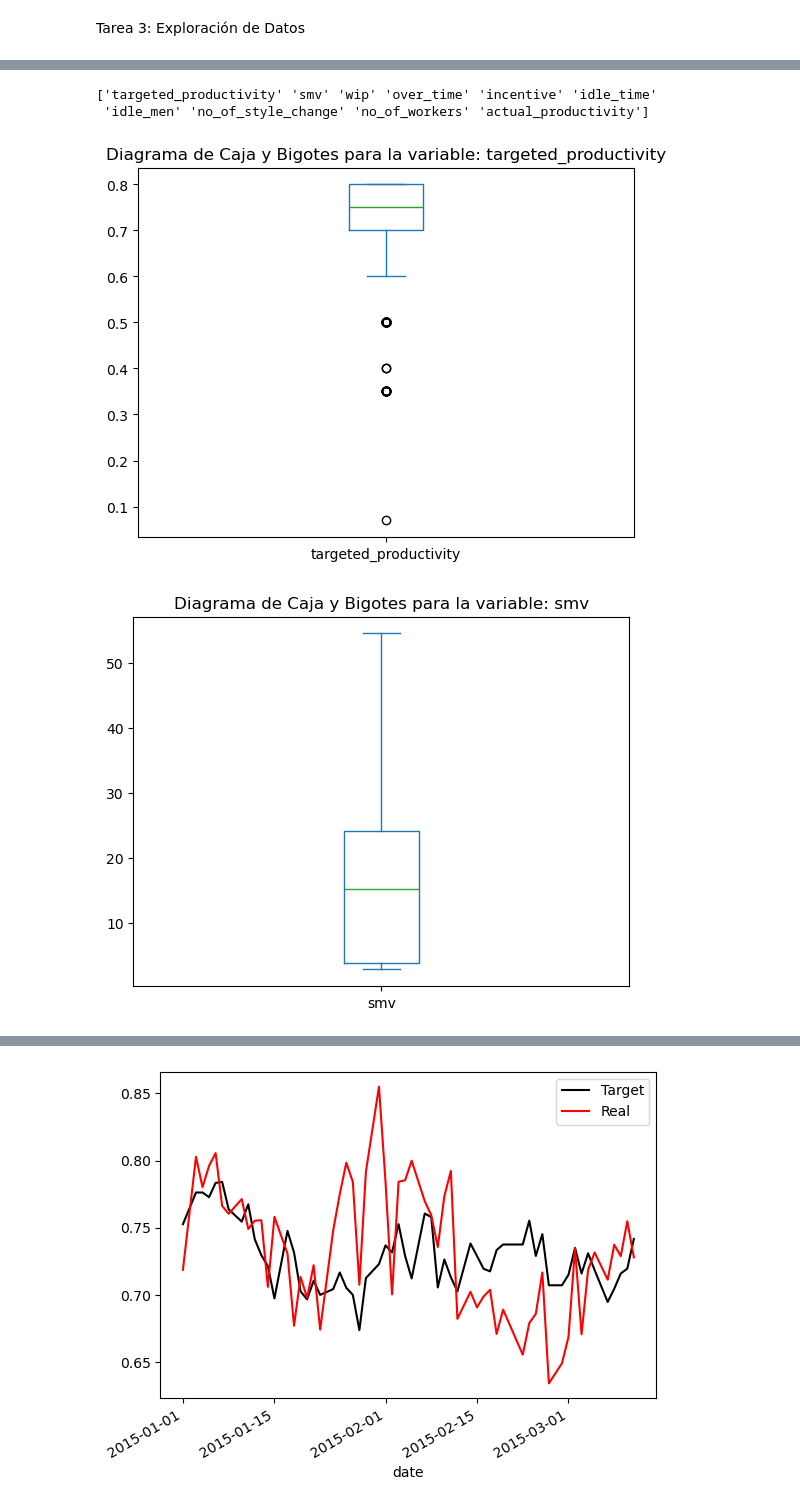
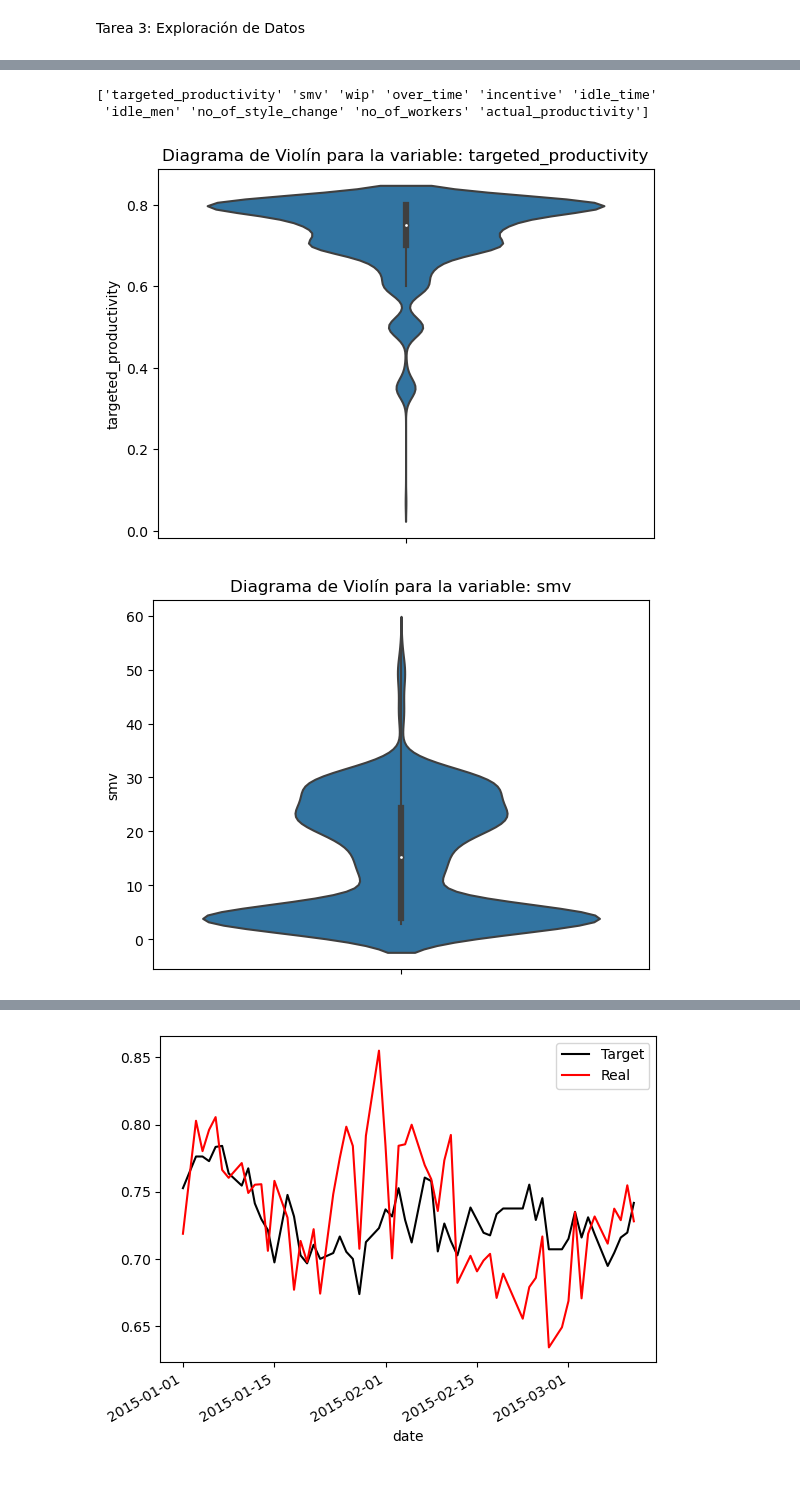
Before and after one commit to wilmarc/Proyecto1ACTD, a Jupyter notebook: DataProcess_P1.ipynb, the cells around one changed output, grey strips where cells are left out. Cells and saved outputs as stored; diff of their text form; code cells hidden in the pictures.

Commit message:
Branch main inclusion of further data statistics

```diff
--- a/DataProcess_P1.ipynb
+++ b/DataProcess_P1.ipynb
@@ -155,16 +155,17 @@ df_fin.describe()
 | max | 2015-03-11 00:00:00 | 12.000000 | 0.800000 | 54.560000 | 23122.000000 | 25920.000000 | 138.000000 | 300.000000 | 45.000000 | ... |
 | std | NaN | 3.463963 | 0.097891 | 10.943219 | 1514.582341 | 3335.480597 | 30.375119 | 12.709757 | 3.268987 | ... |
 # %%
+import seaborn as sns
 #creation of the box-whiskers plots for the numerical variables.
 cols=df_fin.columns.values
 cols=np.delete(cols,[0,1,2,3,4])
 print(cols)
 for col in cols:
     plt.figure()
-    df_fin[col].plot(kind="box")
-    plt.title("Diagrama de Caja y Bigotes para la variable: "+col)
+    sns.violinplot(data=df_fin, y=df_fin[col],inner_kws=dict(box_width=15, whis_width=2, color=".8"))
+    plt.title("Diagrama de Violín para la variable: "+col)
 # %% [output]
 ['targeted_productivity' 'smv' 'wip' 'over_time' 'incentive' 'idle_time'
  'idle_men' 'no_of_style_change' 'no_of_workers' 'actual_productivity']
-[figure, old version]
+[figure, new version]
-[figure, old version]
+[figure, new version]
```
Also changed, not shown: parts of 4 cells of this notebook.
